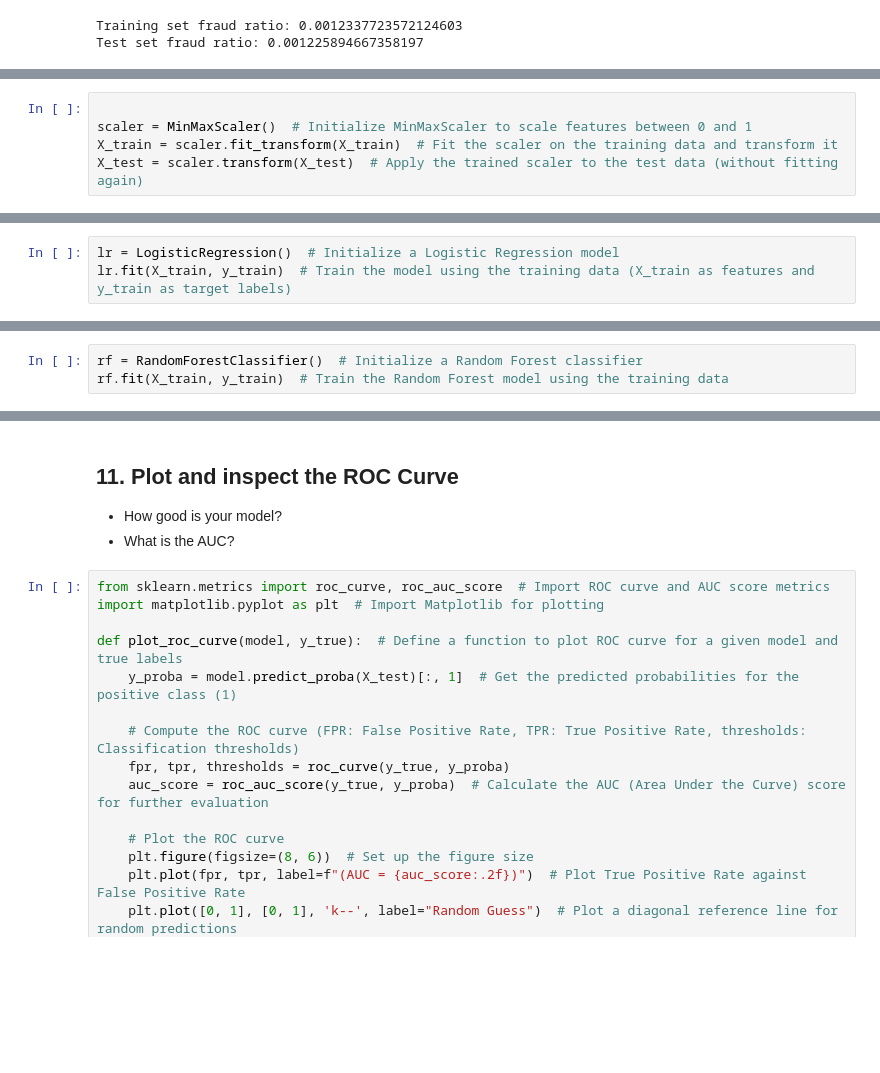
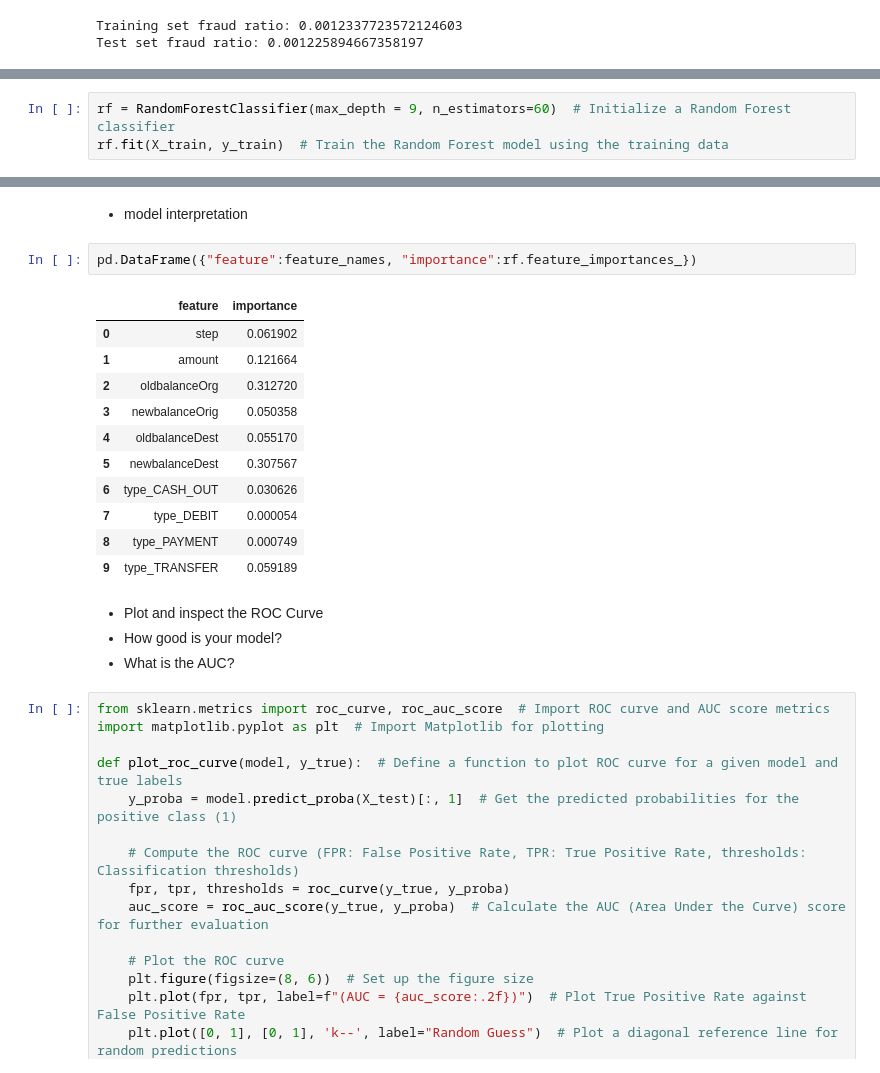
Before and after one commit to wsko/AI-threats-and-defenses, a Jupyter notebook: 2_Fraud_Detection_Lab.ipynb, the cells around one changed output, grey strips where cells are left out. Saved outputs shown, nothing was run; the diff lists cells and outputs as text; blank space fills up the shorter version.

```diff
--- a/2_Fraud_Detection_Lab.ipynb
+++ b/2_Fraud_Detection_Lab.ipynb
@@ -209,5 +129,0 @@ X_train.shape
-# %%
-
-scaler = MinMaxScaler()  # Initialize MinMaxScaler to scale features between 0 and 1
-X_train = scaler.fit_transform(X_train)  # Fit the scaler on the training data and transform it
-X_test = scaler.transform(X_test)  # Apply the trained scaler to the test data (without fitting again)
@@ -230,4 +132,4 @@ from sklearn.linear_model import LogisticRegression  # Import Logistic Regressio
 # %%
-lr = LogisticRegression()  # Initialize a Logistic Regression model
-lr.fit(X_train, y_train)  # Train the model using the training data (X_train as features and y_train as target labels)
+rf = RandomForestClassifier(max_depth = 9, n_estimators=60)  # Initialize a Random Forest classifier
+rf.fit(X_train, y_train)  # Train the Random Forest model using the training data
 # %% [output]
@@ -343,3 +151,0 @@ from sklearn.neighbors import KNeighborsClassifier
-# %%
-rf = RandomForestClassifier()  # Initialize a Random Forest classifier
-rf.fit(X_train, y_train)  # Train the Random Forest model using the training data
@@ -412,5 +152,21 @@ Accuracy: 0.9997
+# %% [markdown]
+- model interpretation
+# %%
+pd.DataFrame({"feature":feature_names, "importance":rf.feature_importances_})
+# %% [output]
+|  | feature | importance |
+| 0 | step | 0.061902 |
+| 1 | amount | 0.121664 |
+| 2 | oldbalanceOrg | 0.312720 |
+| 3 | newbalanceOrig | 0.050358 |
+| 4 | oldbalanceDest | 0.055170 |
+| 5 | newbalanceDest | 0.307567 |
+| 6 | type_CASH_OUT | 0.030626 |
+| 7 | type_DEBIT | 0.000054 |
+| 8 | type_PAYMENT | 0.000749 |
+| 9 | type_TRANSFER | 0.059189 |
 # %% [markdown]
-## 11. Plot and inspect the ROC Curve
+- Plot and inspect the ROC Curve
 - How good is your model?
 - What is the AUC?
 # %%
```
Also changed, not shown: parts of 54 cells of this notebook, 3 other files.
